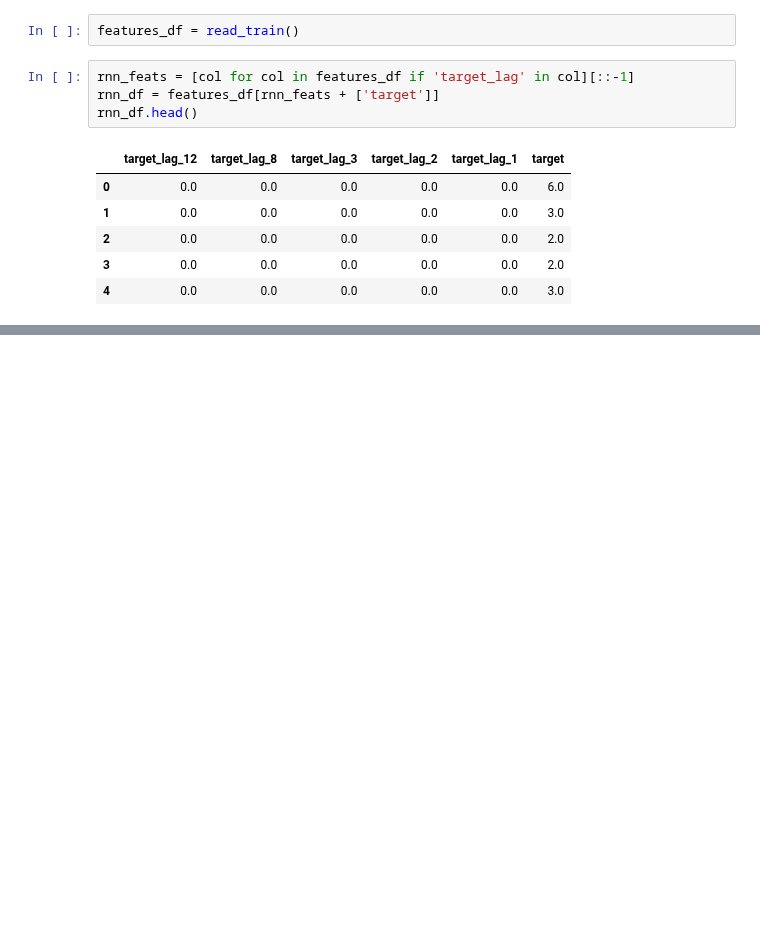
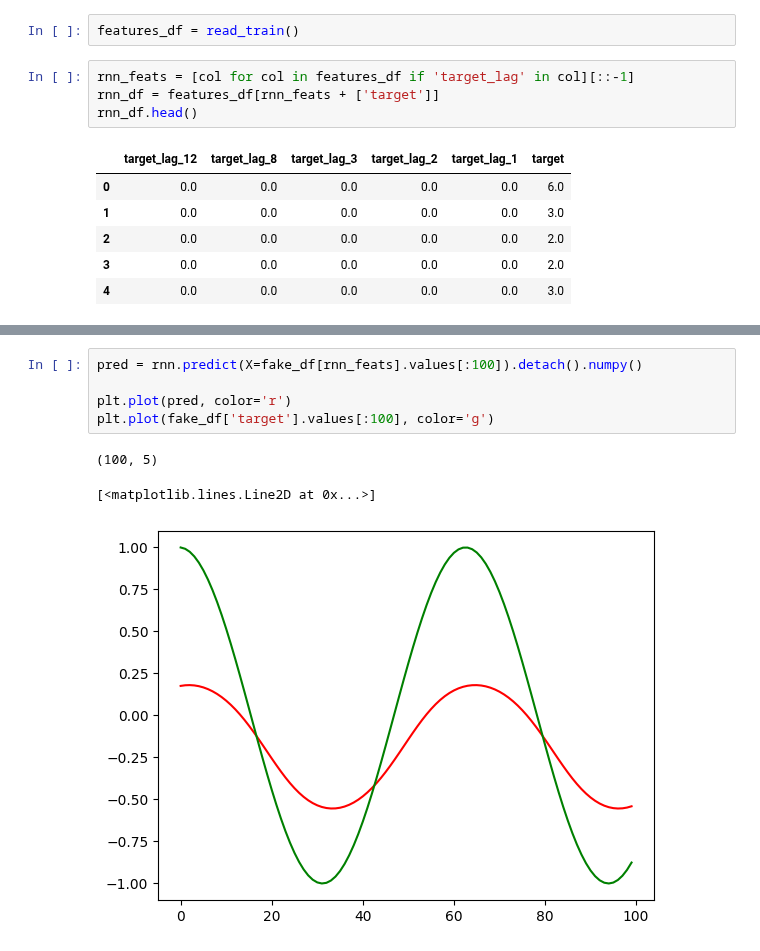
Before and after one commit to igor-cheb/retail_sales_prediction, a Jupyter notebook: modelling.ipynb, the cells around one changed output, grey strips where cells are left out. Saved outputs shown, nothing was run; the diff lists cells and outputs as text; blank space fills up the shorter version.

```diff
--- a/modelling.ipynb
+++ b/modelling.ipynb
@@ -480,0 +517,9 @@ plt.ylim(0,5)
+# %%
+pred = rnn.predict(X=fake_df[rnn_feats].values[:100]).detach().numpy()
+
+plt.plot(pred, color='r')
+plt.plot(fake_df['target'].values[:100], color='g')
+# %% [output]
+(100, 5)
+[<matplotlib.lines.Line2D at 0x...>]
+[figure, added]
```
Also changed, not shown: parts of 9 cells of this notebook.
